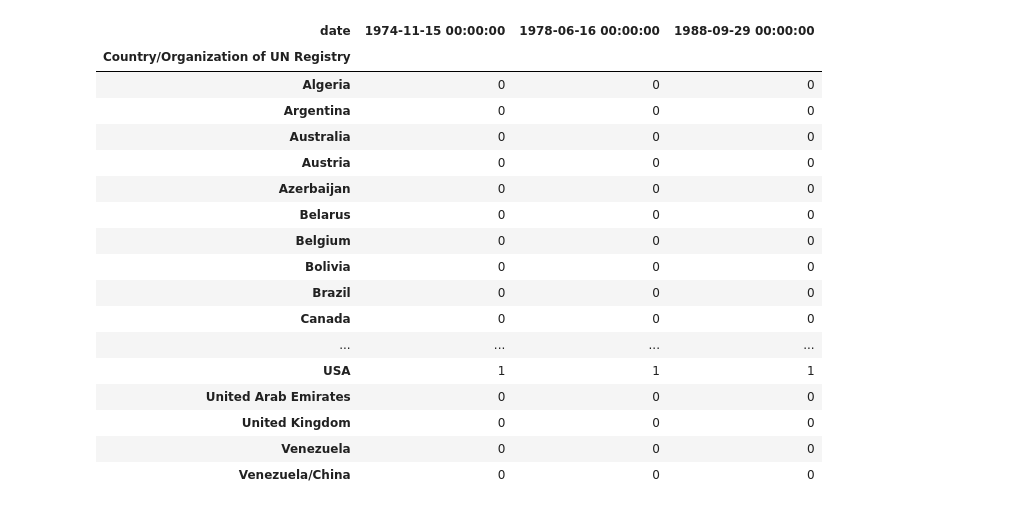
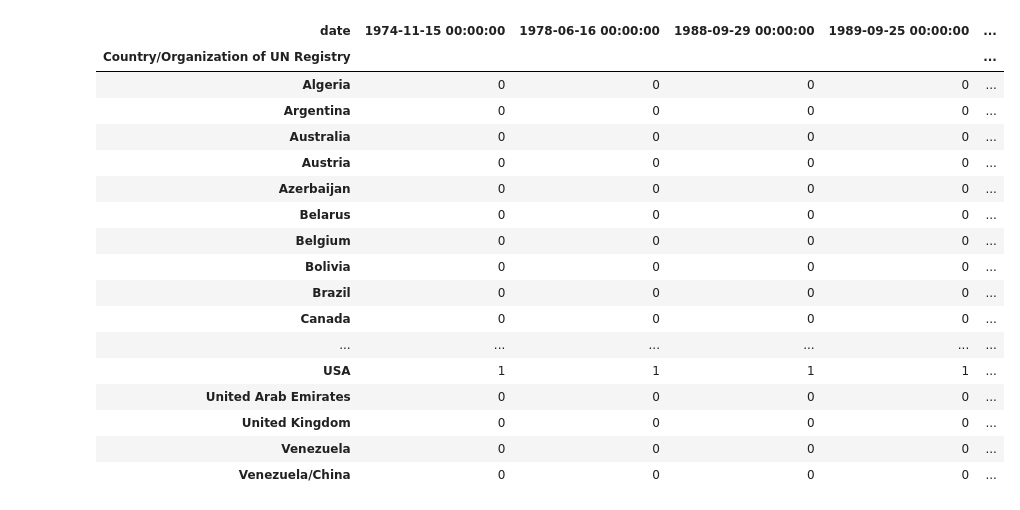
Before and after one commit to omkarudawant/EDA_Satellite_Activity, a Jupyter notebook: EDA_Satellite_Activity.ipynb, the cells around one changed output. Cells and saved outputs as stored; diff of their text form; code cells hidden in the pictures.

```diff
--- a/EDA_Satellite_Activity.ipynb
+++ b/EDA_Satellite_Activity.ipynb
@@ -1,9 +1,11 @@
 # %%
-# Importing the necessary packages
+# !pip install -r requirements.txt
 import pandas as pd
+pd.set_option("display.precision", 6)
 import numpy as np
 %matplotlib inline
+import matplotlib.pyplot as plt
+import matplotlib as mt
 import seaborn as sns
-sns.set(style="darkgrid")
-%config InlineBackend.figure_format = 'svg'
-import matplotlib.pyplot as plt
+sns.set(style='darkgrid')
+%config InlineBackend.figure_format = 'svg'  # Graphics in SVG format are more sharp and legible
@@ -30,0 +60,3 @@ df.head(3).T
+# %%
+df = pd.read_csv('dataset/database.csv', usecols=[0, 1, 2, 3, 4, 5, 7, 10, 11, 12, 18, 19, 20, 21, 22, 23])
+df.head(2).T
@@ -84,22 +154,22 @@ plt.close()
 # %%
 counts = pd.crosstab(df['date'], df['Country/Organization of UN Registry'])
-counts.head(3).T
+counts.head(5).T
 # %% [output]
-| date | 1974-11-15 00:00:00 | 1978-06-16 00:00:00 | 1988-09-29 00:00:00 |
-| Country/Organization of UN Registry |  |  |  |
-| Algeria | 0 | 0 | 0 |
-| Argentina | 0 | 0 | 0 |
-| Australia | 0 | 0 | 0 |
-| Austria | 0 | 0 | 0 |
-| Azerbaijan | 0 | 0 | 0 |
-| Belarus | 0 | 0 | 0 |
-| Belgium | 0 | 0 | 0 |
-| Bolivia | 0 | 0 | 0 |
-| Brazil | 0 | 0 | 0 |
-| Canada | 0 | 0 | 0 |
-| ... | ... | ... | ... |
-| USA | 1 | 1 | 1 |
-| United Arab Emirates | 0 | 0 | 0 |
-| United Kingdom | 0 | 0 | 0 |
-| Venezuela | 0 | 0 | 0 |
-| Venezuela/China | 0 | 0 | 0 |
+| date | 1974-11-15 00:00:00 | 1978-06-16 00:00:00 | 1988-09-29 00:00:00 | 1989-09-25 00:00:00 | ... |
+| Country/Organization of UN Registry |  |  |  |  | ... |
+| Algeria | 0 | 0 | 0 | 0 | ... |
+| Argentina | 0 | 0 | 0 | 0 | ... |
+| Australia | 0 | 0 | 0 | 0 | ... |
+| Austria | 0 | 0 | 0 | 0 | ... |
+| Azerbaijan | 0 | 0 | 0 | 0 | ... |
+| Belarus | 0 | 0 | 0 | 0 | ... |
+| Belgium | 0 | 0 | 0 | 0 | ... |
+| Bolivia | 0 | 0 | 0 | 0 | ... |
+| Brazil | 0 | 0 | 0 | 0 | ... |
+| Canada | 0 | 0 | 0 | 0 | ... |
+| ... | ... | ... | ... | ... | ... |
+| USA | 1 | 1 | 1 | 1 | ... |
+| United Arab Emirates | 0 | 0 | 0 | 0 | ... |
+| United Kingdom | 0 | 0 | 0 | 0 | ... |
+| Venezuela | 0 | 0 | 0 | 0 | ... |
+| Venezuela/China | 0 | 0 | 0 | 0 | ... |
```
Also changed, not shown: parts of 20 cells of this notebook.
